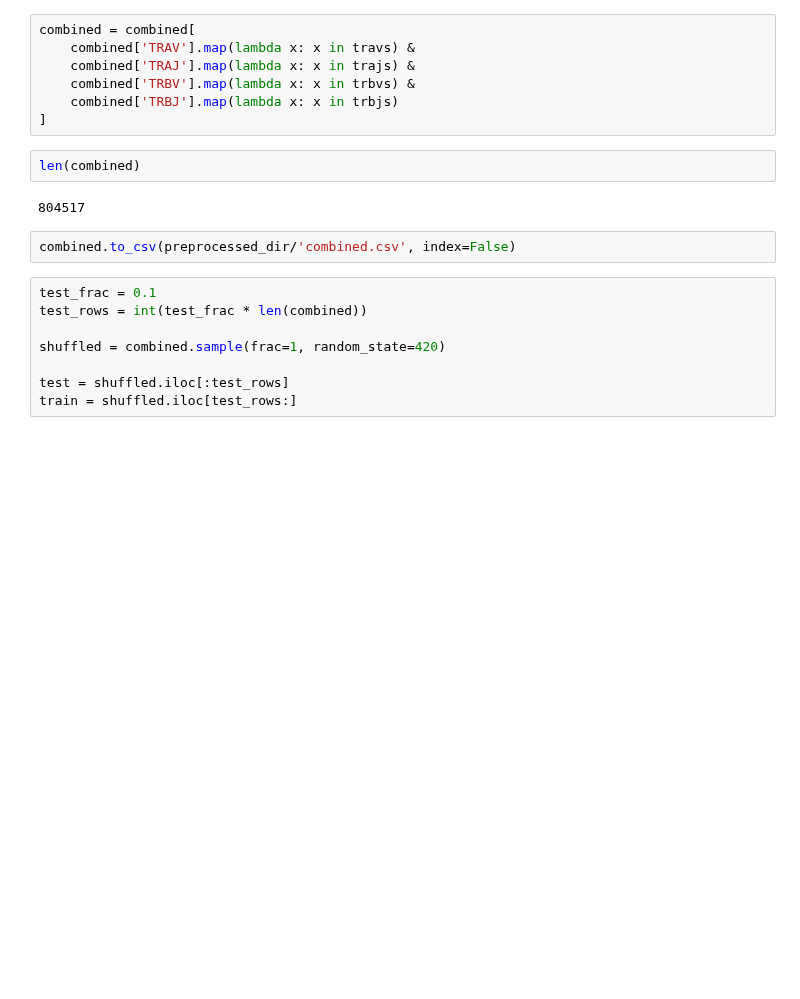
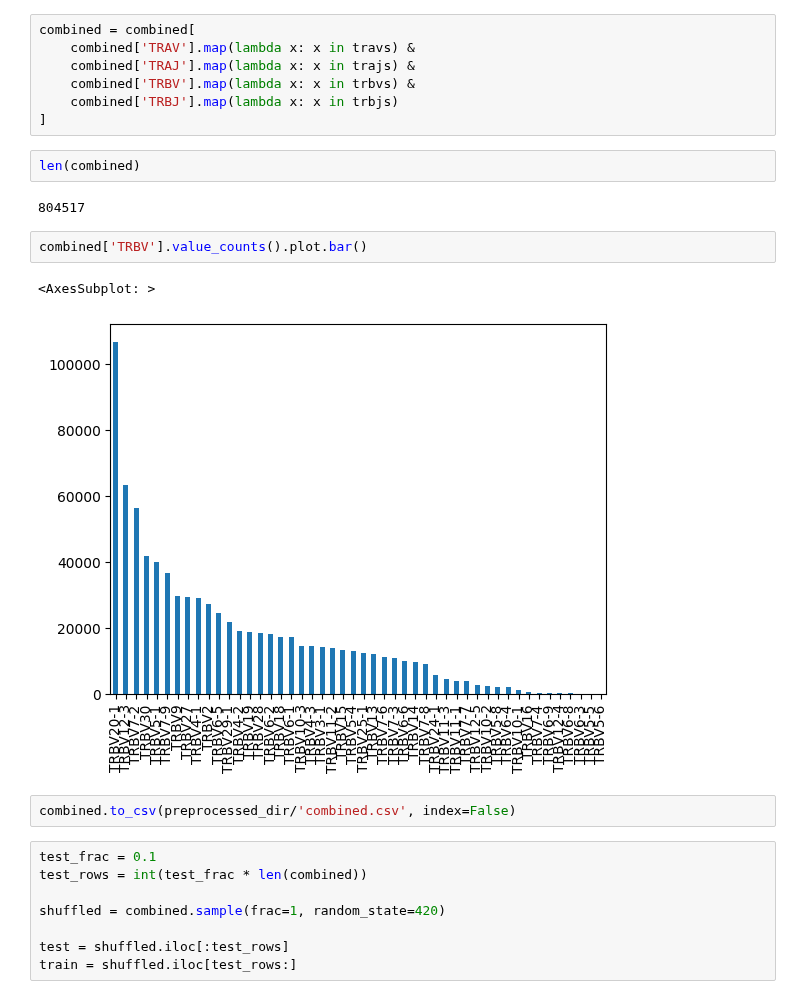
Before and after one commit to yutanagano/tcrlm, a Jupyter notebook: notebooks/preprocess_tanno_et_al.ipynb, the cells around one changed output. Saved outputs shown, nothing was run; the diff lists cells and outputs as text; blank space fills up the shorter version.

```diff
--- a/notebooks/preprocess_tanno_et_al.ipynb
+++ b/notebooks/preprocess_tanno_et_al.ipynb
@@ -234,6 +235,11 @@ combined = combined[
 len(combined)
 # %% [output]
 804517
+# %%
+combined['TRBV'].value_counts().plot.bar()
+# %% [output]
+<AxesSubplot: >
+[figure, added]
 # %%
 combined.to_csv(preprocessed_dir/'combined.csv', index=False)
 # %%
```
Also changed, not shown: parts of 2 cells of this notebook, 8 other files.
